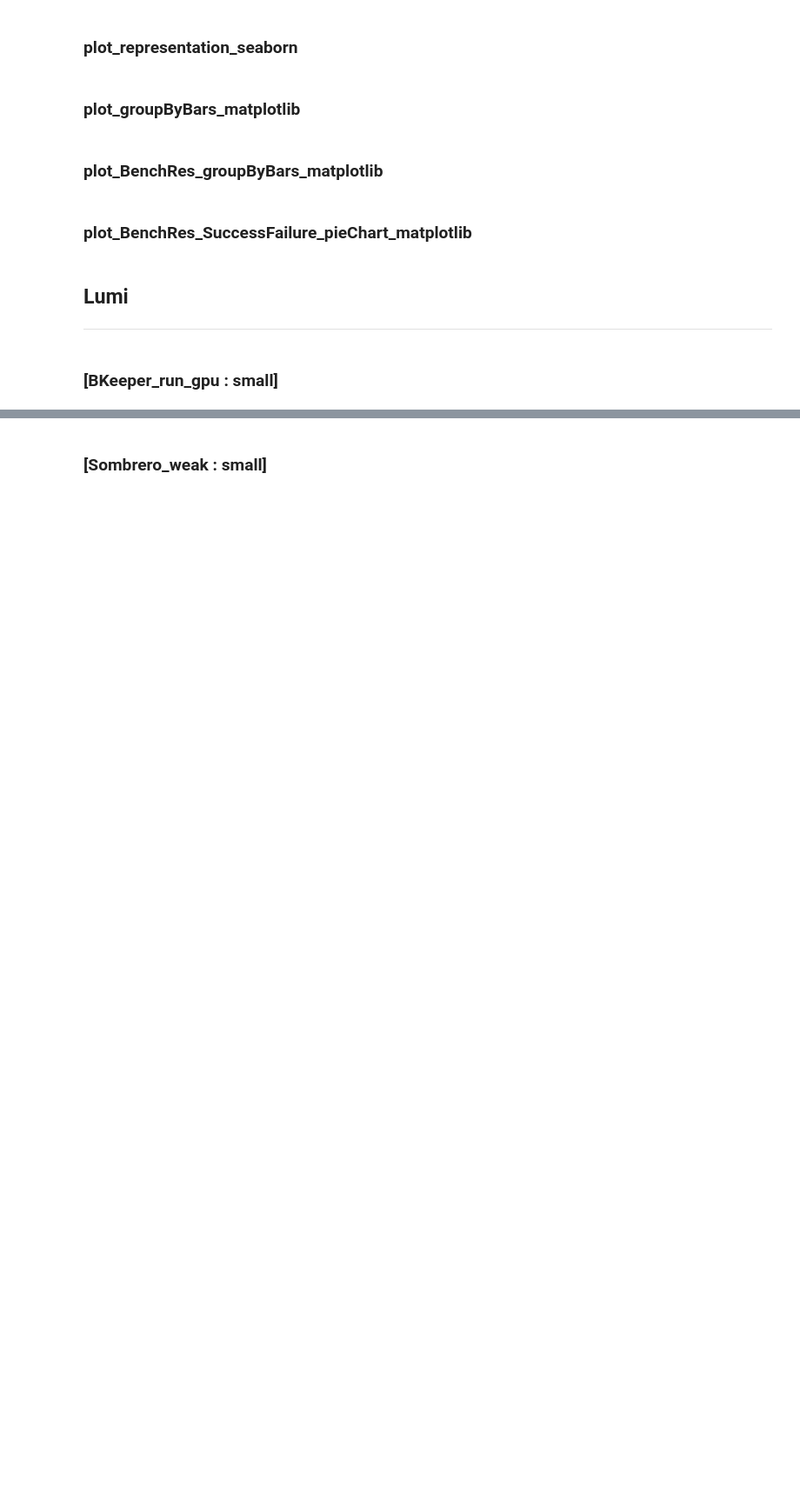
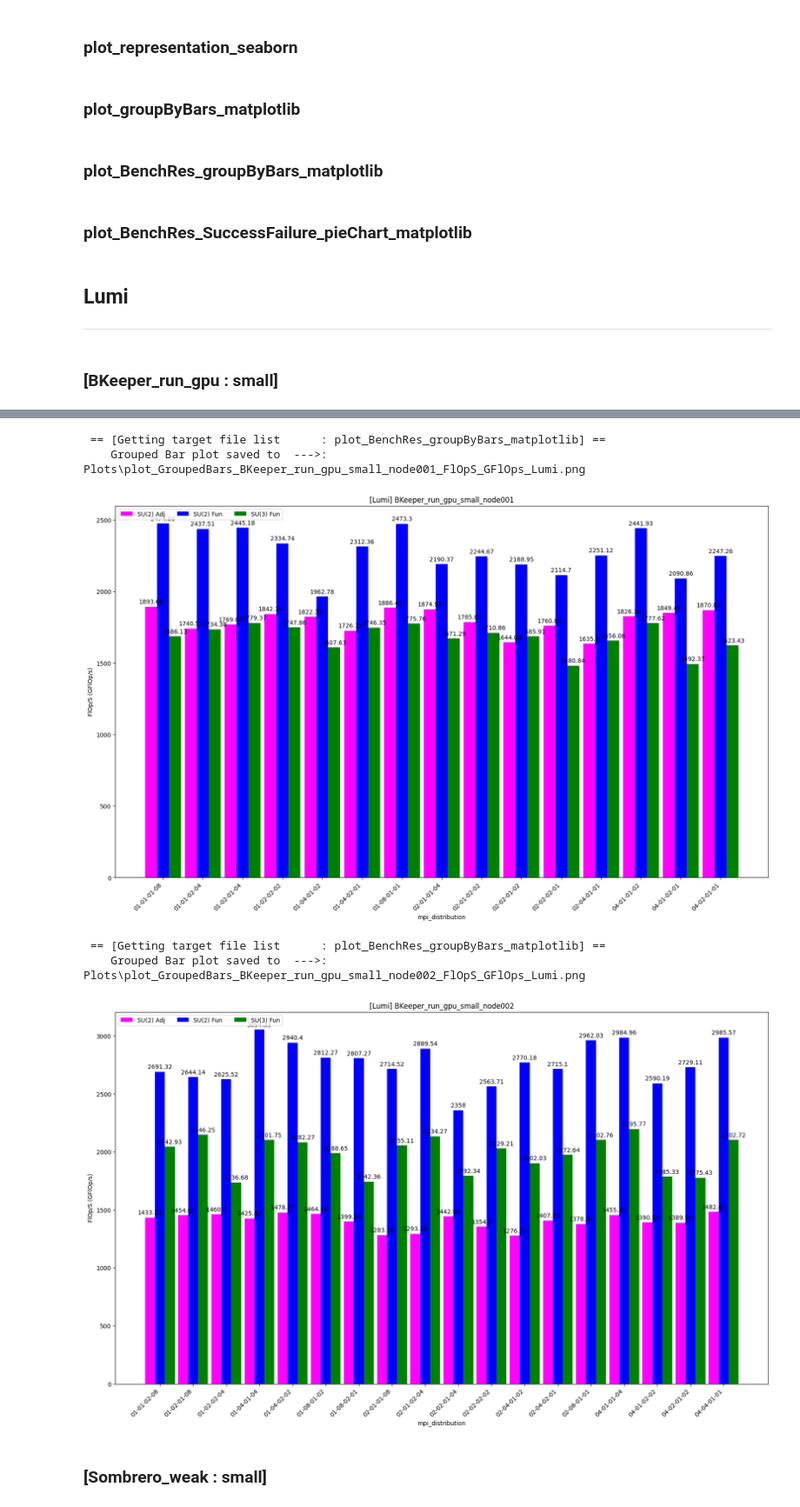
Before and after one commit to fbonnet08/Bench_Grid_HiRep, a Jupyter notebook: src/PythonCodes/Jupyter-NoteBooks/LLR-Bench_Grid_HiRep_Notebooks/Notebook_Bench_Grid_HiRep.ipynb, the cells around one changed output, grey strips where cells are left out. Shown at 87% size. Cells and saved outputs as stored; diff of their text form; code cells hidden in the pictures; blank space fills up the shorter version.

```diff
--- a/src/PythonCodes/Jupyter-NoteBooks/LLR-Bench_Grid_HiRep_Notebooks/Notebook_Bench_Grid_HiRep.ipynb
+++ b/src/PythonCodes/Jupyter-NoteBooks/LLR-Bench_Grid_HiRep_Notebooks/Notebook_Bench_Grid_HiRep.ipynb
@@ -877,40 +1194,47 @@ rc = plot_BenchRes_groupByBars_matplotlib(c, m,
 # %%
 # --------------------------------------------------------------------------
 # PLoting data
 x_label = "mpi_distribution"
 y_label = "FlOp/S (GFlOp/s)"
 
 c.setXaxis_label(x_label)
 c.setYaxis_label(y_label)
 
-df_su2_adj_vega_mpi_node001     = df_su2_adj_lumi[df_su2_adj_lumi["nodes"] == "001"][[x_label]]
-df_su2_adj_lumi_cgtimes_node001 = df_su2_adj_lumi[df_su2_adj_lumi["nodes"] == "001"][[y_label]]
-df_su2_fun_lumi_cgtimes_node001 = df_su2_fun_lumi[df_su2_fun_lumi["nodes"] == "001"][[y_label]]
-df_su3_fun_lumi_cgtimes_node001 = df_su3_fun_lumi[df_su3_fun_lumi["nodes"] == "001"][[y_label]]
+df_su2_adj_lumi_mpi_node001   = df_su2_adj_lumi[df_su2_adj_lumi["nodes"] == "001"][[x_label]]
+df_su2_adj_lumi_flops_node001 = df_su2_adj_lumi[df_su2_adj_lumi["nodes"] == "001"][[y_label]]
+df_su2_fun_lumi_flops_node001 = df_su2_fun_lumi[df_su2_fun_lumi["nodes"] == "001"][[y_label]]
+df_su3_fun_lumi_flops_node001 = df_su3_fun_lumi[df_su3_fun_lumi["nodes"] == "001"][[y_label]]
 
 msg = batch_action + "_" + simulation_size + "_" + "node001"
 
 rc = plot_BenchRes_groupByBars_matplotlib(c, m,
-                                          df_su2_adj_vega_mpi_node001[x_label],
-                                          df_su2_adj_lumi_cgtimes_node001[y_label],
-                                          df_su2_fun_lumi_cgtimes_node001[y_label],
-                                          df_su3_fun_lumi_cgtimes_node001[y_label],
+                                          df_su2_adj_lumi_mpi_node001[x_label],
+                                          df_su2_adj_lumi_flops_node001[y_label],
+                                          df_su2_fun_lumi_flops_node001[y_label],
+                                          df_su3_fun_lumi_flops_node001[y_label],
                                           machine_name_lumi, msg)
 
-df_su2_adj_lumi_mpi_node002     = df_su2_adj_lumi[df_su2_adj_lumi["nodes"] == "002"][[x_label]]
-df_su2_adj_lumi_cgtimes_node002 = df_su2_adj_lumi[df_su2_adj_lumi["nodes"] == "002"][[y_label]]
-df_su2_fun_lumi_cgtimes_node002 = df_su2_fun_lumi[df_su2_fun_lumi["nodes"] == "002"][[y_label]]
-df_su3_fun_lumi_cgtimes_node002 = df_su3_fun_lumi[df_su3_fun_lumi["nodes"] == "002"][[y_label]]
+df_su2_adj_lumi_mpi_node002   = df_su2_adj_lumi[df_su2_adj_lumi["nodes"] == "002"][[x_label]]
+df_su2_adj_lumi_flops_node002 = df_su2_adj_lumi[df_su2_adj_lumi["nodes"] == "002"][[y_label]]
+df_su2_fun_lumi_flops_node002 = df_su2_fun_lumi[df_su2_fun_lumi["nodes"] == "002"][[y_label]]
+df_su3_fun_lumi_flops_node002 = df_su3_fun_lumi[df_su3_fun_lumi["nodes"] == "002"][[y_label]]
 
 msg = batch_action + "_" + simulation_size + "_" + "node002"
 
 rc = plot_BenchRes_groupByBars_matplotlib(c, m,
                                           df_su2_adj_lumi_mpi_node002[x_label],
-                                          df_su2_adj_lumi_cgtimes_node002[y_label],
-                                          df_su2_fun_lumi_cgtimes_node002[y_label],
-                                          df_su3_fun_lumi_cgtimes_node002[y_label],
+                                          df_su2_adj_lumi_flops_node002[y_label],
+                                          df_su2_fun_lumi_flops_node002[y_label],
+                                          df_su3_fun_lumi_flops_node002[y_label],
                                           machine_name_lumi, msg)
 # --------------------------------------------------------------------------
+# %% [output]
+ == [Getting target file list      : plot_BenchRes_groupByBars_matplotlib] ==
+    Grouped Bar plot saved to  --->: Plots\plot_GroupedBars_BKeeper_run_gpu_small_node001_FlOpS_GFlOps_Lumi.png
+[figure, added]
+ == [Getting target file list      : plot_BenchRes_groupByBars_matplotlib] ==
+    Grouped Bar plot saved to  --->: Plots\plot_GroupedBars_BKeeper_run_gpu_small_node002_FlOpS_GFlOps_Lumi.png
+[figure, added]
 # %% [markdown]
 ### [Sombrero_weak : small]
 # %%
```
Also changed, not shown: parts of 80 cells of this notebook, 6 other files.
